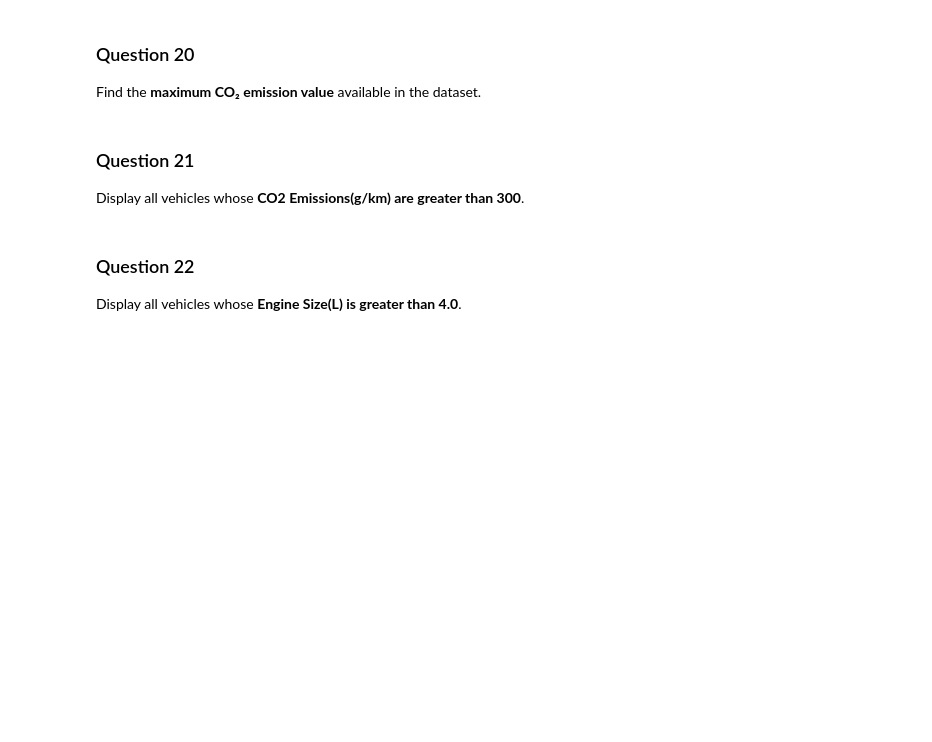
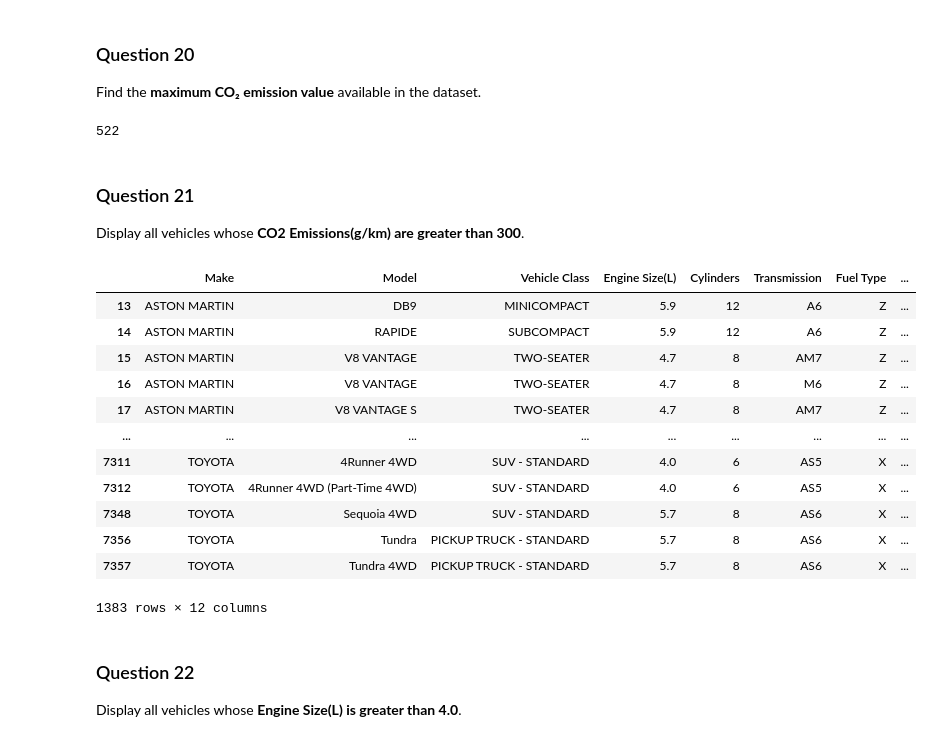
Before and after one commit to sumitshinde4585/Liha-tech-Assignments, a Jupyter notebook: Assignments/Data-Science-Assignments-main/Assignment 1/CO2_Emissions_Canada_Beginner_Pandas_Practice.ipynb, the cells around one changed output. Drawn from its saved outputs; the diff is of its cells as text; code cells hidden in the pictures; blank space fills up the shorter version.

Commit message:
solve the Assignment 1 of pandas

```diff
--- a/Assignments/Data-Science-Assignments-main/Assignment 1/CO2_Emissions_Canada_Beginner_Pandas_Practice.ipynb
+++ b/Assignments/Data-Science-Assignments-main/Assignment 1/CO2_Emissions_Canada_Beginner_Pandas_Practice.ipynb
@@ -43,3 +43,8 @@ By completing the questions below, you will practice the same beginner-level Pan
 # %% [markdown]
 ### Question 1
 Import the Pandas library using the alias `pd` and read **CO2 Emissions_Canada.csv** into a DataFrame named `df`.
+# %%
+import pandas as pd
+from pandas import read_csv
+df=read_csv('CO2 Emissions_Canada.csv')
+df.head(5)
@@ -108,9 +348,29 @@ Count how many vehicles belong to each **Vehicle Class**.
 # %% [markdown]
 ### Question 20
 Find the **maximum CO₂ emission value** available in the dataset.
+# %%
+df['CO2 Emissions(g/km)'].max()
+# %% [output]
+522
 # %% [markdown]
 ### Question 21
 Display all vehicles whose **CO2 Emissions(g/km) are greater than 300**.
+# %%
+df[df['CO2 Emissions(g/km)'] >300]
+# %% [output]
+|  | Make | Model | Vehicle Class | Engine Size(L) | Cylinders | Transmission | Fuel Type | ... |
+| 13 | ASTON MARTIN | DB9 | MINICOMPACT | 5.9 | 12 | A6 | Z | ... |
+| 14 | ASTON MARTIN | RAPIDE | SUBCOMPACT | 5.9 | 12 | A6 | Z | ... |
+| 15 | ASTON MARTIN | V8 VANTAGE | TWO-SEATER | 4.7 | 8 | AM7 | Z | ... |
+| 16 | ASTON MARTIN | V8 VANTAGE | TWO-SEATER | 4.7 | 8 | M6 | Z | ... |
+| 17 | ASTON MARTIN | V8 VANTAGE S | TWO-SEATER | 4.7 | 8 | AM7 | Z | ... |
+| ... | ... | ... | ... | ... | ... | ... | ... | ... |
+| 7311 | TOYOTA | 4Runner 4WD | SUV - STANDARD | 4.0 | 6 | AS5 | X | ... |
+| 7312 | TOYOTA | 4Runner 4WD (Part-Time 4WD) | SUV - STANDARD | 4.0 | 6 | AS5 | X | ... |
+| 7348 | TOYOTA | Sequoia 4WD | SUV - STANDARD | 5.7 | 8 | AS6 | X | ... |
+| 7356 | TOYOTA | Tundra | PICKUP TRUCK - STANDARD | 5.7 | 8 | AS6 | X | ... |
+| 7357 | TOYOTA | Tundra 4WD | PICKUP TRUCK - STANDARD | 5.7 | 8 | AS6 | X | ... |
+1383 rows × 12 columns
 # %% [markdown]
 ### Question 22
 Display all vehicles whose **Engine Size(L) is greater than 4.0**.
```
Also changed, not shown: parts of 33 cells of this notebook, 3 other files.
